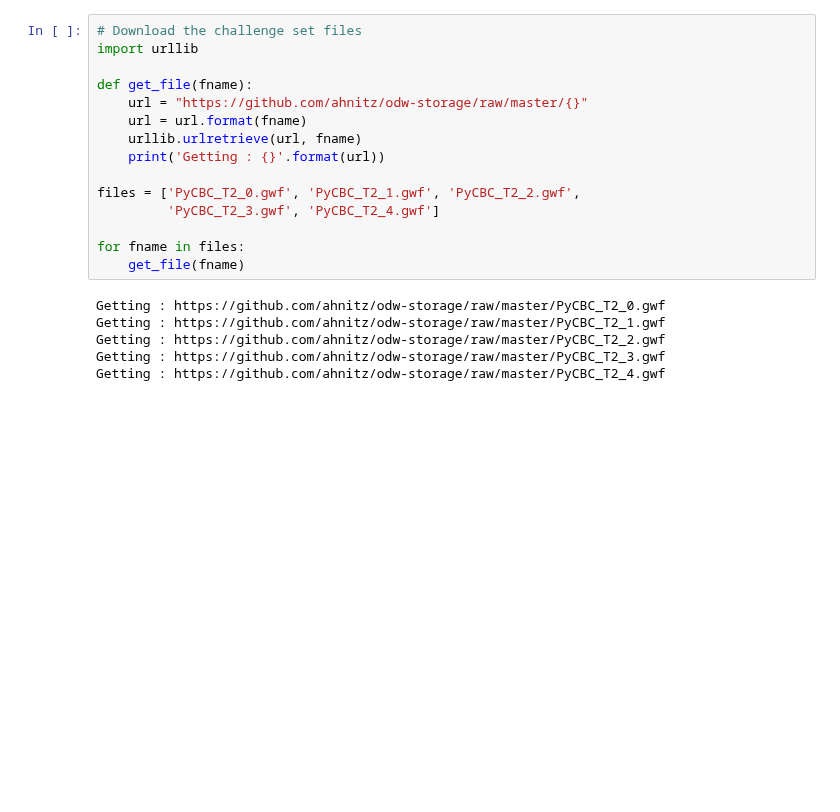
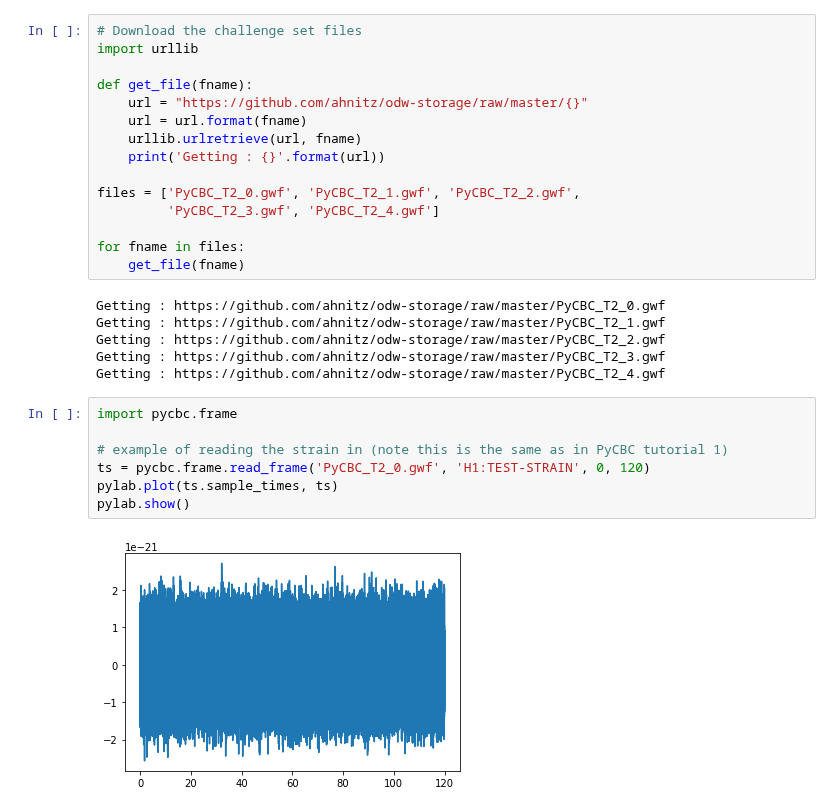
Before and after one commit to gw-odw/odw-2018, a Jupyter notebook: pycbc/2_VisualizationSignalProcessing.ipynb, the cells around one changed output. Saved outputs shown, nothing was run; the diff lists cells and outputs as text; blank space fills up the shorter version.

Commit message:
update pycbc tutorials

```diff
--- a/pycbc/2_VisualizationSignalProcessing.ipynb
+++ b/pycbc/2_VisualizationSignalProcessing.ipynb
@@ -266,3 +268,12 @@ Getting : https://github.com/ahnitz/odw-storage/raw/master/PyCBC_T2_1.gwf
 Getting : https://github.com/ahnitz/odw-storage/raw/master/PyCBC_T2_2.gwf
 Getting : https://github.com/ahnitz/odw-storage/raw/master/PyCBC_T2_3.gwf
 Getting : https://github.com/ahnitz/odw-storage/raw/master/PyCBC_T2_4.gwf
+# %%
+import pycbc.frame
+
+# example of reading the strain in (note this is the same as in PyCBC tutorial 1)
+ts = pycbc.frame.read_frame('PyCBC_T2_0.gwf', 'H1:TEST-STRAIN', 0, 120)
+pylab.plot(ts.sample_times, ts)
+pylab.show()
+# %% [output]
+[figure, added]
```
Also changed, not shown: parts of 1 cell of this notebook, 2 other files.
